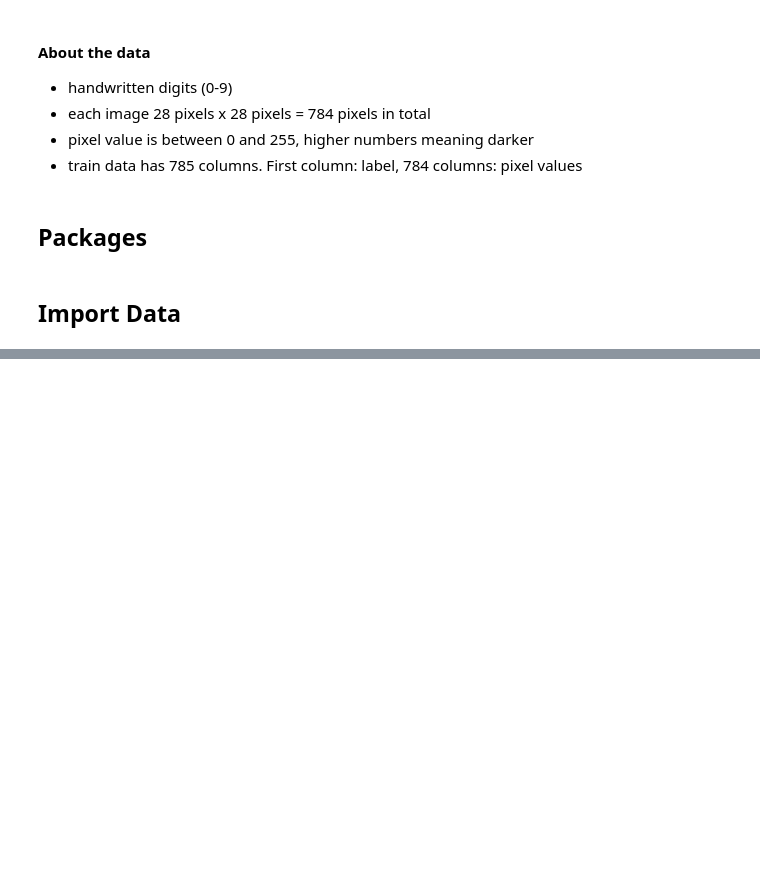
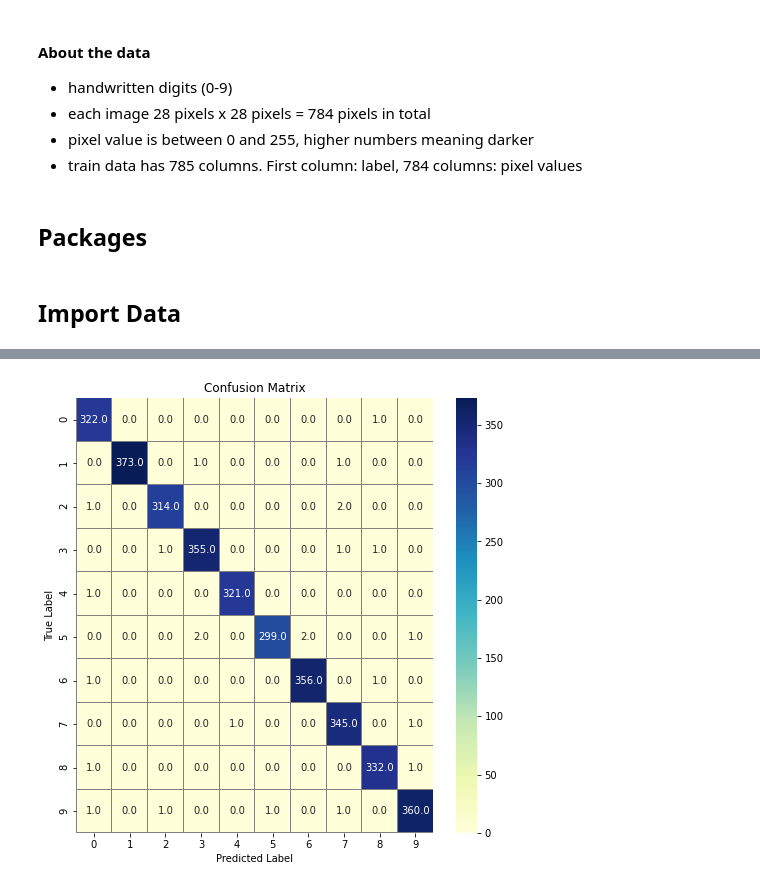
Before and after one commit to choi-b/MNIST, a Jupyter notebook: MNIST_Analysis.ipynb, the cells around one changed output, grey strips where cells are left out. Drawn from its saved outputs; the diff is of its cells as text; code cells hidden in the pictures; blank space fills up the shorter version.

```diff
--- a/MNIST_Analysis.ipynb
+++ b/MNIST_Analysis.ipynb
@@ -33,0 +169,6 @@ test = pd.read_csv('test.csv')
+# %%
+epochs = 1
+batch_size = 86
+# %%
+#Try fitting model (pre-data augmentation) -> obtains 91% accuracy
+model.fit(X_train, Y_train, batch_size = batch_size, epochs = epochs, validation_data = (X_val, Y_val), verbose = 2)
@@ -33,0 +200,6 @@ test = pd.read_csv('test.csv')
+# %%
+#Finally, fit the model (post-absdata augmentation)# Fit the model
+history = model.fit(datagen.flow(X_train,Y_train, batch_size=batch_size),
+                              epochs = epochs, validation_data = (X_val,Y_val),
+                              verbose = 2, steps_per_epoch=X_train.shape[0] // batch_size
+                              , callbacks=[learning_rate_reduction])
@@ -33,0 +209,7 @@ test = pd.read_csv('test.csv')
+# %%
+#Try again with epochs = 10
+epochs = 10
+history = model.fit(datagen.flow(X_train,Y_train, batch_size=batch_size),
+                              epochs = epochs, validation_data = (X_val,Y_val),
+                              verbose = 2, steps_per_epoch=X_train.shape[0] // batch_size
+                              , callbacks=[learning_rate_reduction])
@@ -33,0 +234,20 @@ test = pd.read_csv('test.csv')
+# %%
+# confusion matrix
+import seaborn as sns
+# Predict the values from the validation dataset
+Y_pred = model.predict(X_val)
+# Convert predictions classes to one hot vectors
+Y_pred_classes = np.argmax(Y_pred,axis = 1)
+# Convert validation observations to one hot vectors
+Y_true = np.argmax(Y_val,axis = 1)
+# compute the confusion matrix
+confusion_mtx = confusion_matrix(Y_true, Y_pred_classes)
+# plot the confusion matrix
+f,ax = plt.subplots(figsize=(8, 8))
+sns.heatmap(confusion_mtx, annot=True, linewidths=0.01,cmap="YlGnBu",linecolor="gray", fmt= '.1f',ax=ax)
+plt.xlabel("Predicted Label")
+plt.ylabel("True Label")
+plt.title("Confusion Matrix")
+plt.show()
+# %% [output]
+[figure, added]
```
Also changed, not shown: parts of 24 cells of this notebook.
